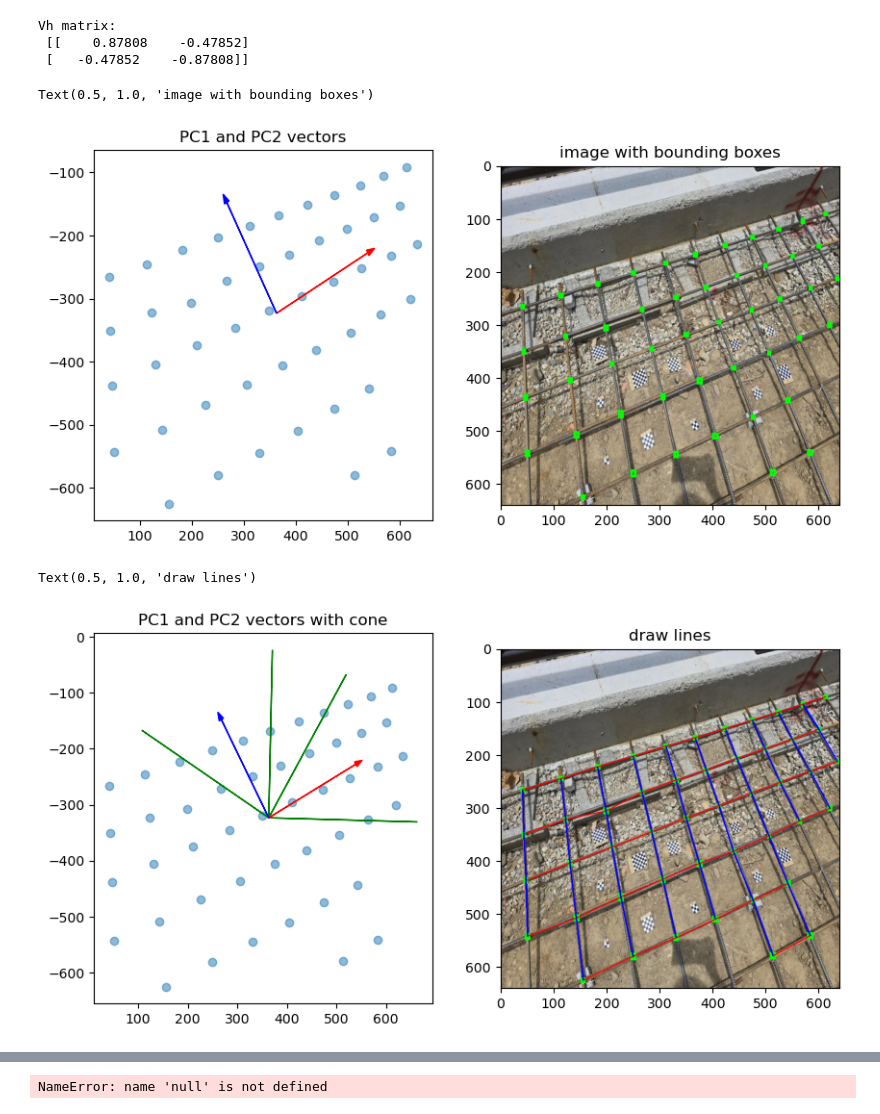
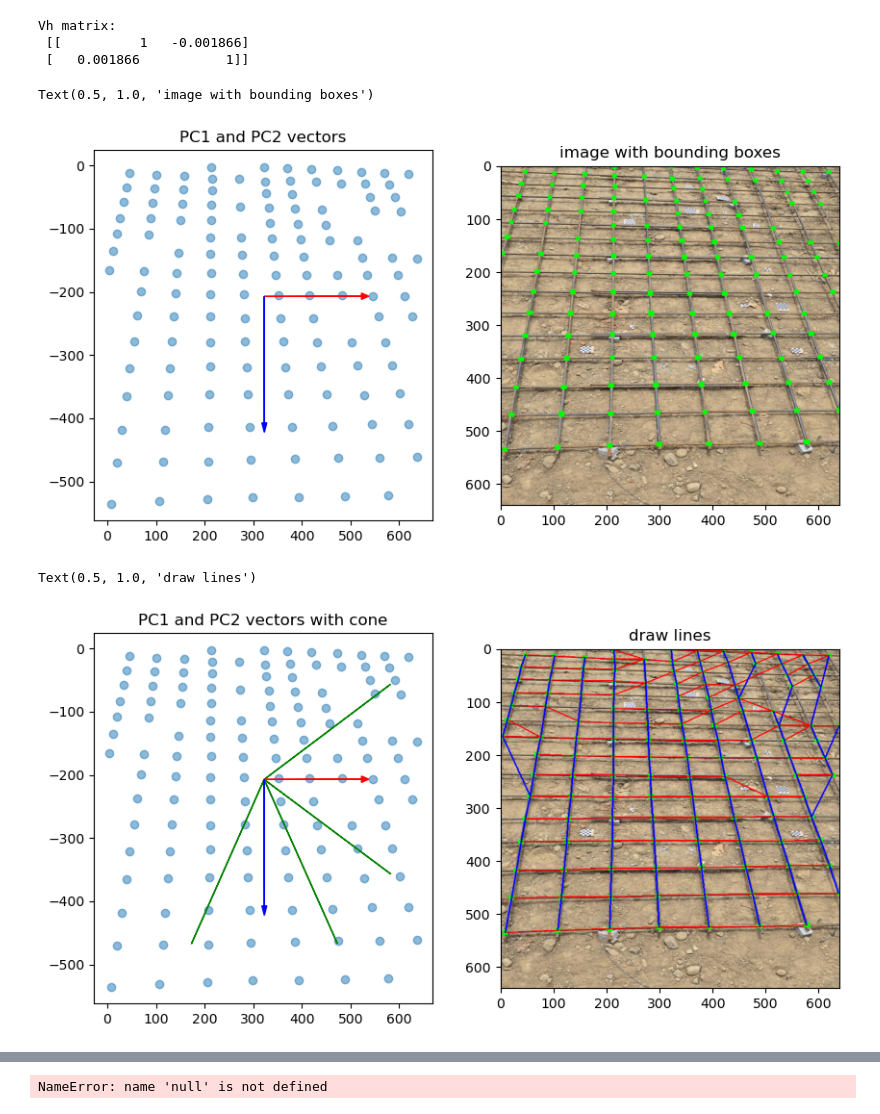
Before and after one commit to HsiaoHungKai/rebar-works, a Jupyter notebook: yolo-intersect-detection/pca_alignment.ipynb, the cells around one changed output, grey strips where cells are left out. Drawn from its saved outputs; the diff is of its cells as text; code cells hidden in the pictures.

```diff
--- a/yolo-intersect-detection/pca_alignment.ipynb
+++ b/yolo-intersect-detection/pca_alignment.ipynb
@@ -6,7 +7,7 @@ from intersect_detection import get_bounding_boxes
 # %%
 image_path = "data/intersect-detect/test/images/20250620_115012_jpg.rf.239a32ab7bcbefe30fb9f388607d7048.jpg"
 image_path = "data/intersect-detect/test/images/20250620_113200_jpg.rf.c129e547c74634bf1848bf9ef225a321.jpg"
-# image_path = "data/intersect-detect/test/images/20250620_114830_jpg.rf.5e2332d4c667c38b39dfc6d6839eddf1.jpg"
+image_path = "data/intersect-detect/test/images/20250620_114830_jpg.rf.5e2332d4c667c38b39dfc6d6839eddf1.jpg"
 model_path = "runs/detect/tune/weights/best.pt"
 
 image = Image.open(image_path)
@@ -55,10 +56,10 @@ plt.title('image with bounding boxes')
 # plt.scatter(vr[:, 0], vr[:, 1], alpha=0.5)
 # %% [output]
 Vh matrix:
- [[    0.87808    -0.47852]
- [   -0.47852    -0.87808]]
+ [[          1   -0.001866]
+ [   0.001866           1]]
 Text(0.5, 1.0, 'image with bounding boxes')
-[figure, old version]
+[figure, new version]
 # %%
 import math as m
 
@@ -139,7 +140,7 @@ def vector_aligned_with_pc(vertex1, vertex2, principal_component, tolerance_angl
         return False
 # %%
 # TODO: add label to result
-result = []
+shapes = []
 
 pc1, pc2 = Vh[0], Vh[1]
 
@@ -172,32 +173,43 @@ for vertex in vertices:
             distance = np.linalg.norm(diff, ord=2)
             if distance < pc2_vertex["distance"]:
                 pc2_vertex["vertex"] = tuple(other_vertex)
                 pc2_vertex["distance"] = distance
 
     if pc1_vertex["vertex"] is not None:
+        points = [[vertex[0], vertex[1]], [pc1_vertex["vertex"][0], pc1_vertex["vertex"][1]]]
+        shapes.append({
+            "points": points,
+            "shape_type": "line",
+        })
+
         draw.line([tuple(vertex), tuple(pc1_vertex["vertex"])], fill="red", width=3)
     if pc2_vertex["vertex"] is not None:
+        points = [[vertex[0], vertex[1]], [pc2_vertex["vertex"][0], pc2_vertex["vertex"][1]]]
+        shapes.append({
+            "points": points,
+            "shape_type": "line",
+        })
+
         draw.line([tuple(vertex), tuple(pc2_vertex["vertex"])], fill="blue", width=3)
-
 
 plt.figure(figsize=(10, 5))
 plt.subplot(1,2,1)
 plt.title('PC1 and PC2 vectors with cone')
 plt.scatter(vertices[:, 0], -vertices[:, 1], alpha=0.5)
 pc1_cone1 = rotate(pc1, 30)
 pc1_cone2 = rotate(pc1, -30)
 pc2_cone1 = rotate(pc2, 30)
 pc2_cone2 = rotate(pc2, -30)
 plt.arrow(mean[0], -mean[1], pc1_cone1[0] * 300, -pc1_cone1[1] * 300, color='g')
 plt.arrow(mean[0], -mean[1], pc1_cone2[0] * 300, -pc1_cone2[1] * 300, color='g')
 plt.arrow(mean[0], -mean[1], pc2_cone1[0] * 300, -pc2_cone1[1] * 300, color='g')
 plt.arrow(mean[0], -mean[1], pc2_cone2[0] * 300, -pc2_cone2[1] * 300, color='g')
 plt.arrow(mean[0], -mean[1], pc1[0] * 200, -pc1[1] * 200, color='r', head_width=10)
 plt.arrow(mean[0], -mean[1], pc2[0] * 200, -pc2[1] * 200, color='b', head_width=10)
 plt.subplot(1,2,2)
 plt.imshow(image)
 plt.title("draw lines")
 # plt.axis('off')
 # %% [output]
 Text(0.5, 1.0, 'draw lines')
-[figure, old version]
+[figure, new version]
```
Also changed, not shown: parts of 2 cells of this notebook, 1 other file.
